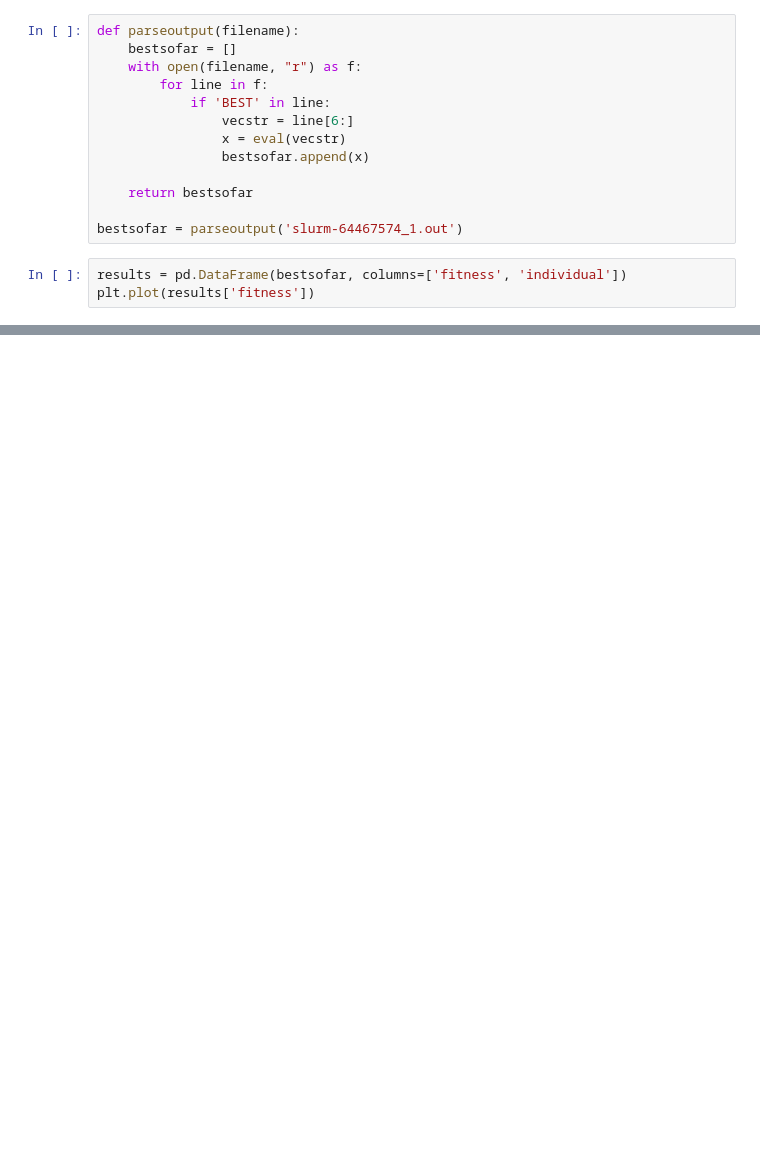
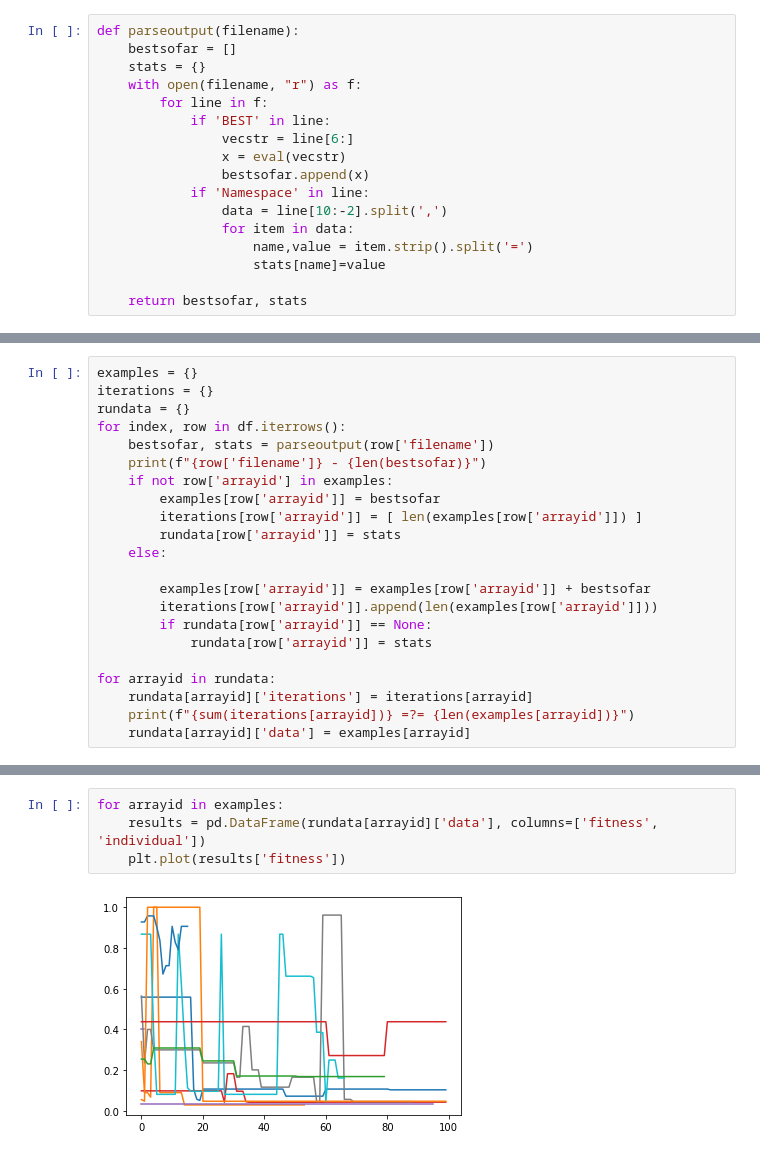
Before and after one commit to see-insight/see-benchmark, a Jupyter notebook: ContinuousArray.ipynb, the cells around one changed output, grey strips where cells are left out. Saved outputs shown, nothing was run; the diff lists cells and outputs as text; blank space fills up the shorter version.

Commit message:
Adding in incomplete ContinuousArray

```diff
--- a/ContinuousArray.ipynb
+++ b/ContinuousArray.ipynb
@@ -39,16 +41,17 @@ df
 # %%
 def parseoutput(filename):
     bestsofar = []
+    stats = {}
     with open(filename, "r") as f:
         for line in f:
             if 'BEST' in line:
                 vecstr = line[6:]
                 x = eval(vecstr)
                 bestsofar.append(x)
+            if 'Namespace' in line:
+                data = line[10:-2].split(',')
+                for item in data:
+                    name,value = item.strip().split('=')
+                    stats[name]=value
 
-    return bestsofar
-
-bestsofar = parseoutput('slurm-64467574_1.out')
+    return bestsofar, stats
-# %%
-results = pd.DataFrame(bestsofar, columns=['fitness', 'individual'])
-plt.plot(results['fitness'])
@@ -57,0 +58,22 @@ plt.plot(results['fitness'])
+# %%
+examples = {}
+iterations = {}
+rundata = {}
+for index, row in df.iterrows():
+    bestsofar, stats = parseoutput(row['filename'])
+    print(f"{row['filename']} - {len(bestsofar)}")
+    if not row['arrayid'] in examples:
+        examples[row['arrayid']] = bestsofar
+        iterations[row['arrayid']] = [ len(examples[row['arrayid']]) ]
+        rundata[row['arrayid']] = stats
+    else:
+
+        examples[row['arrayid']] = examples[row['arrayid']] + bestsofar
+        iterations[row['arrayid']].append(len(examples[row['arrayid']]))
+        if rundata[row['arrayid']] == None:
+            rundata[row['arrayid']] = stats
+
+for arrayid in rundata:
+    rundata[arrayid]['iterations'] = iterations[arrayid]
+    print(f"{sum(iterations[arrayid])} =?= {len(examples[arrayid])}")
+    rundata[arrayid]['data'] = examples[arrayid]
@@ -57,0 +98,6 @@ plt.plot(results['fitness'])
+# %%
+for arrayid in examples:
+    results = pd.DataFrame(rundata[arrayid]['data'], columns=['fitness', 'individual'])
+    plt.plot(results['fitness'])
+# %% [output]
+[figure, added]
```
Also changed, not shown: parts of 10 cells of this notebook, 1 other file.
